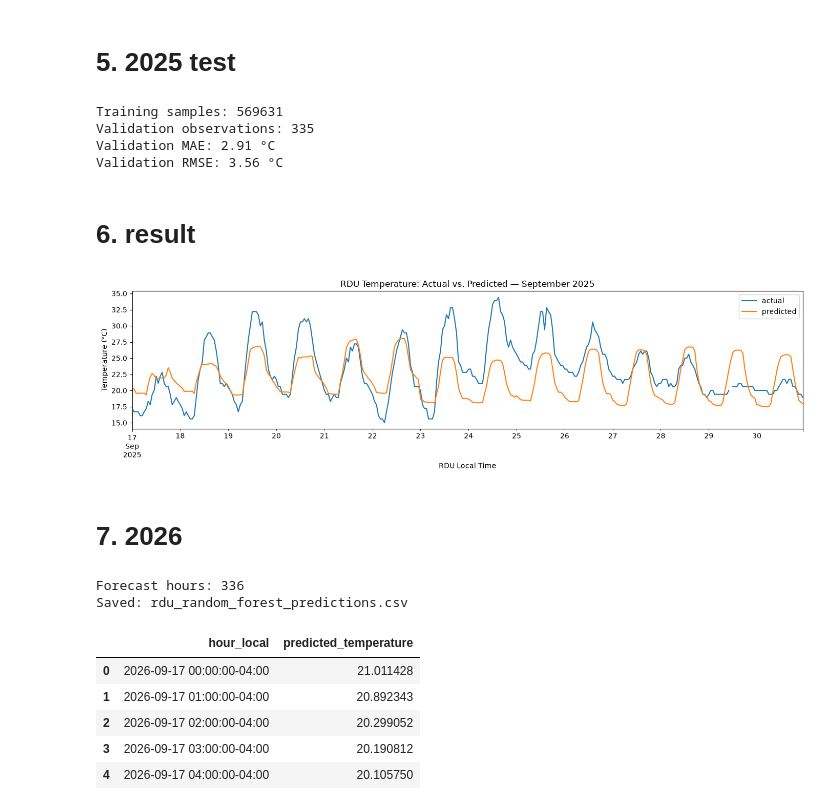
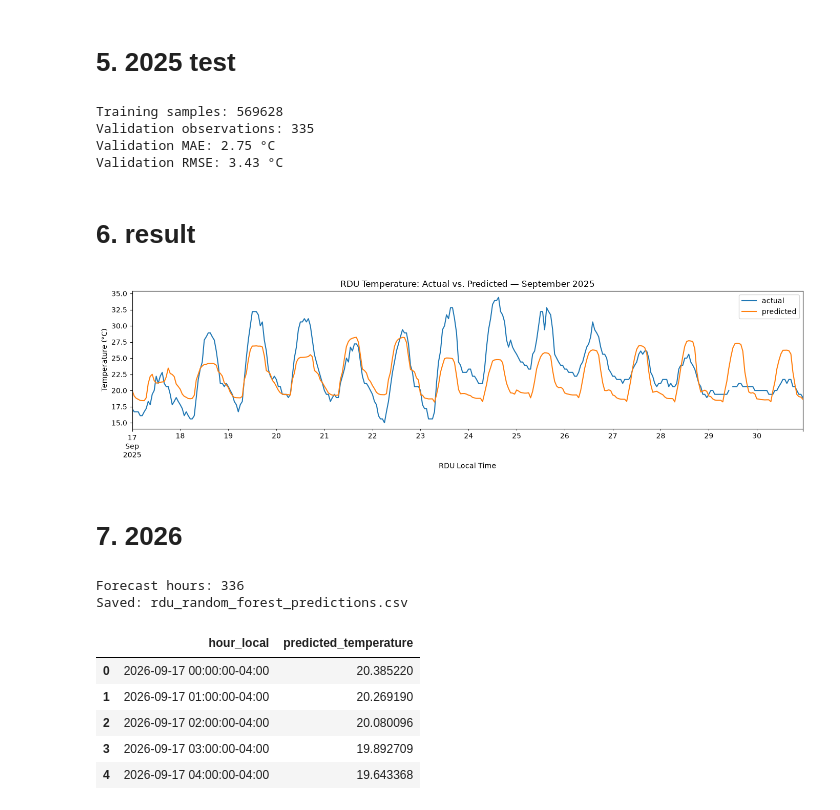
Before and after one commit to Lexielinnnnn/rdu_hourly_temperature, a Jupyter notebook: random_forest.ipynb, the cells around one changed output. Drawn from its saved outputs; the diff is of its cells as text; code cells hidden in the pictures.

```diff
--- a/random_forest.ipynb
+++ b/random_forest.ipynb
@@ -12,22 +12,27 @@ from sklearn.metrics import mean_absolute_error, mean_squared_error
 # %% [markdown]
 # 2. read
 # %%
-data = pd.read_csv("cleaned_data/rdu_51_clean.csv")
-
-data["DATE"] = pd.to_datetime(data["DATE"], utc=True)
-data = data.sort_values("DATE")
-
 TIMEZONE = "America/New_York"
 HORIZON = 14 * 24
 
-CUTOFF = pd.Timestamp(
-    "2026-09-17 00:00", tz=TIMEZONE
-).tz_convert("UTC")
+data = pd.read_csv("cleaned_data/rdu_51_clean.csv")
 
+data["DATE"] = (
+    pd.to_datetime(data["DATE"], format="ISO8601", utc=True)
+    .dt.tz_convert(TIMEZONE)
+)
+
+data = data.sort_values("DATE")
+
+CUTOFF = pd.Timestamp("2026-09-17 00:00", tz=TIMEZONE)
 data = data.loc[data["DATE"] < CUTOFF].copy()
 
-# Label each :51 observation with its hour.
-data.index = data["DATE"].dt.floor("h")
+# Label each :51 observation with its local hour.
+data.index = (
+    data["DATE"]
+    - pd.to_timedelta(data["DATE"].dt.minute, unit="m")
+    - pd.to_timedelta(data["DATE"].dt.second, unit="s")
+)
 data.index.name = "hour"
 
 weather_columns = [
@@ -76,18 +81,17 @@ def make_features(origin):
         features[f"{column}_mean_7d"] = past[column].mean()
 
     hours = pd.date_range(origin, periods=HORIZON, freq="h")
-    local_hours = hours.tz_convert(TIMEZONE)
 
     X = pd.DataFrame(features, index=hours)
 
     X["lead_hour"] = np.arange(HORIZON)
-    X["hour_sin"] = np.sin(2 * np.pi * local_hours.hour / 24)
-    X["hour_cos"] = np.cos(2 * np.pi * local_hours.hour / 24)
+    X["hour_sin"] = np.sin(2 * np.pi * hours.hour / 24)
+    X["hour_cos"] = np.cos(2 * np.pi * hours.hour / 24)
     X["day_sin"] = np.sin(
-        2 * np.pi * local_hours.dayofyear / 365.25
+        2 * np.pi * hours.dayofyear / 365.25
     )
     X["day_cos"] = np.cos(
-        2 * np.pi * local_hours.dayofyear / 365.25
+        2 * np.pi * hours.dayofyear / 365.25
     )
 
     return X
@@ -104,7 +108,7 @@ def make_training_data(end):
     origins = pd.date_range(
         first_origin,
         last_origin,
-        freq="24h",
+        freq="D",
     )
 
     X_parts = []
@@ -143,7 +147,7 @@ def make_model():
 # %%
 validation_origin = pd.Timestamp(
     "2025-09-17 00:00", tz=TIMEZONE
-).tz_convert("UTC")
+)
 
 X_train, y_train = make_training_data(validation_origin)
 X_validation = make_features(validation_origin)
@@ -174,24 +178,23 @@ print("Validation observations:", len(scored))
 print(f"Validation MAE: {mae:.2f} °C")
 print(f"Validation RMSE: {rmse:.2f} °C")
 # %% [output]
-Training samples: 569631
+Training samples: 569628
 Validation observations: 335
-Validation MAE: 2.91 °C
-Validation RMSE: 3.56 °C
+Validation MAE: 2.75 °C
+Validation RMSE: 3.43 °C
 # %% [markdown]
 # 6. result
 # %%
-validation.index = validation.index.tz_convert(TIMEZONE)
 
 validation.plot(figsize=(14, 4))
 
 plt.title("RDU Temperature: Actual vs. Predicted — September 2025")
 plt.xlabel("RDU Local Time")
 plt.ylabel("Temperature (°C)")
 plt.tight_layout()
 plt.show()
 # %% [output]
-[figure, old version]
+[figure, new version]
 # %% [markdown]
 # 7. 2026
 # %%
@@ -203,7 +206,7 @@ final_model.fit(X_train, y_train)
 
 forecast = pd.DataFrame(
     {
-        "hour_local": X_forecast.index.tz_convert(TIMEZONE),
+        "hour_local": X_forecast.index,
         "predicted_temperature": final_model.predict(X_forecast),
     }
 )
@@ -218,8 +221,8 @@ forecast.head()
 Forecast hours: 336
 Saved: rdu_random_forest_predictions.csv
 |  | hour_local | predicted_temperature |
-| 0 | 2026-09-17 00:00:00-04:00 | 21.011428 |
-| 1 | 2026-09-17 01:00:00-04:00 | 20.892343 |
-| 2 | 2026-09-17 02:00:00-04:00 | 20.299052 |
-| 3 | 2026-09-17 03:00:00-04:00 | 20.190812 |
-| 4 | 2026-09-17 04:00:00-04:00 | 20.105750 |
+| 0 | 2026-09-17 00:00:00-04:00 | 20.385220 |
+| 1 | 2026-09-17 01:00:00-04:00 | 20.269190 |
+| 2 | 2026-09-17 02:00:00-04:00 | 20.080096 |
+| 3 | 2026-09-17 03:00:00-04:00 | 19.892709 |
+| 4 | 2026-09-17 04:00:00-04:00 | 19.643368 |
```
Also changed, not shown: 1 other file.
